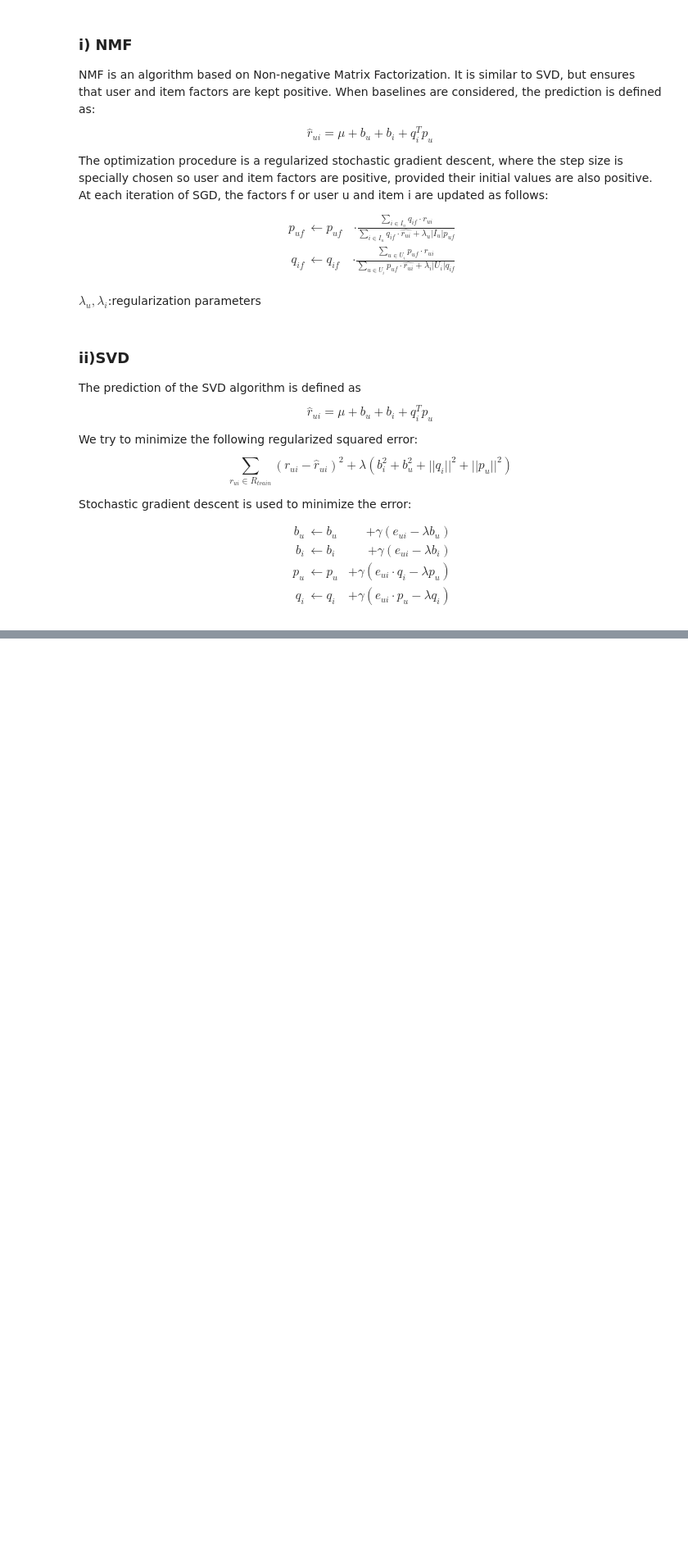
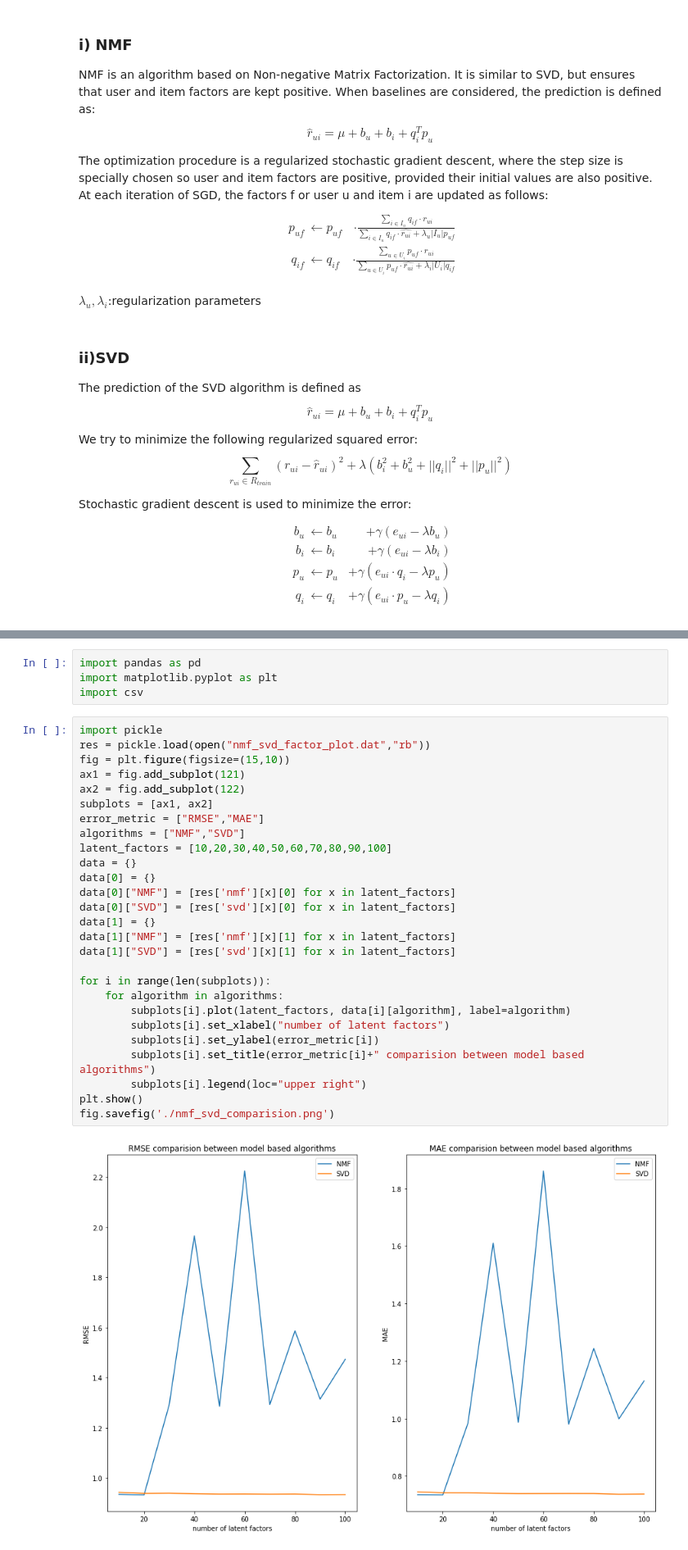
Before and after one commit to gmidhun95/recommender_system, a Jupyter notebook: project_part1/Report.ipynb, the cells around one changed output, grey strips where cells are left out. Shown: that part at 82% size. Drawn from its saved outputs; the diff is of its cells as text; blank space fills up the shorter version.

```diff
--- a/project_part1/Report.ipynb
+++ b/project_part1/Report.ipynb
@@ -404,0 +415,33 @@ q_i &\leftarrow q_i &+ \gamma (e_{ui} \cdot p_u - \lambda q_i)\end{split} $$
+# %%
+import pandas as pd
+import matplotlib.pyplot as plt
+import csv
+# %%
+import pickle
+res = pickle.load(open("nmf_svd_factor_plot.dat","rb"))
+fig = plt.figure(figsize=(15,10))
+ax1 = fig.add_subplot(121)
+ax2 = fig.add_subplot(122)
+subplots = [ax1, ax2]
+error_metric = ["RMSE","MAE"]
+algorithms = ["NMF","SVD"]
+latent_factors = [10,20,30,40,50,60,70,80,90,100]
+data = {}
+data[0] = {}
+data[0]["NMF"] = [res['nmf'][x][0] for x in latent_factors]
+data[0]["SVD"] = [res['svd'][x][0] for x in latent_factors]
+data[1] = {}
+data[1]["NMF"] = [res['nmf'][x][1] for x in latent_factors]
+data[1]["SVD"] = [res['svd'][x][1] for x in latent_factors]
+
+for i in range(len(subplots)):
+    for algorithm in algorithms:
+        subplots[i].plot(latent_factors, data[i][algorithm], label=algorithm)
+        subplots[i].set_xlabel("number of latent factors")
+        subplots[i].set_ylabel(error_metric[i])
+        subplots[i].set_title(error_metric[i]+" comparision between model based algorithms")
+        subplots[i].legend(loc="upper right")
+plt.show()
+fig.savefig('./nmf_svd_comparision.png')
+# %% [output]
+[figure, added]
```
Also changed, not shown: parts of 8 cells of this notebook, 2 other files.
